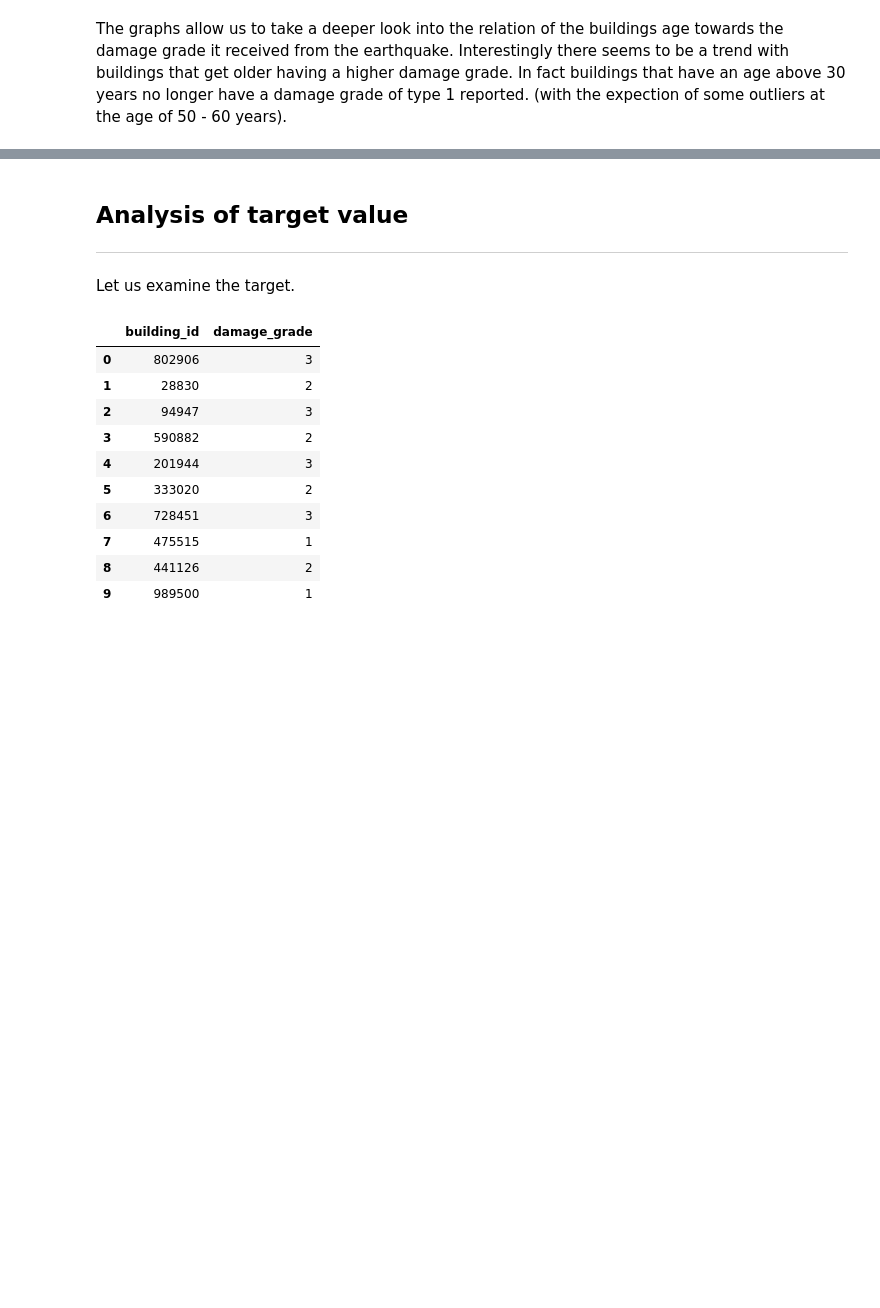
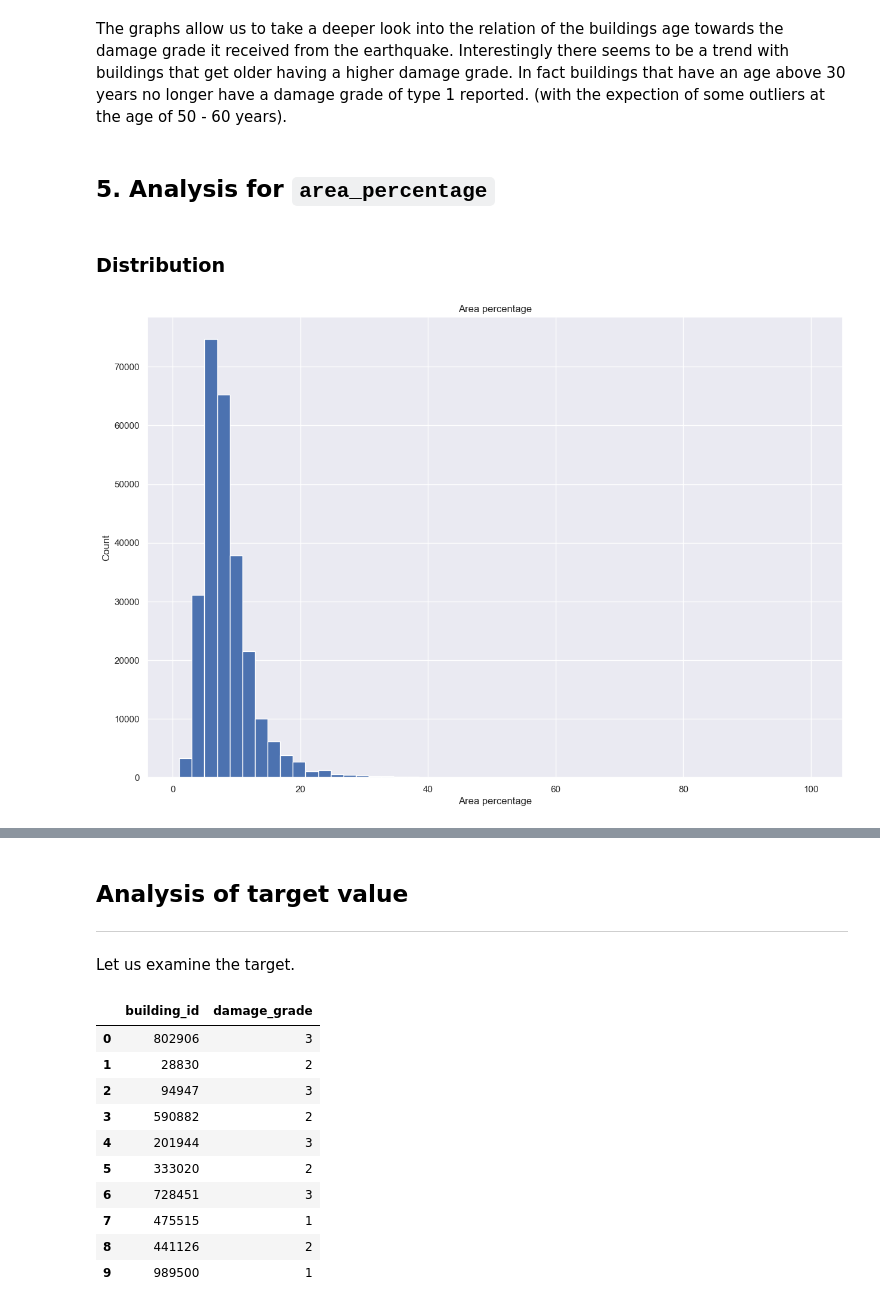
Before and after one commit to Sidies/-2015_Gorkha_earthquake_damage_prediction, a Jupyter notebook: notebooks/Exploration.ipynb, the cells around one changed output, grey strips where cells are left out. Cells and saved outputs as stored; diff of their text form; code cells hidden in the pictures; blank space fills up the shorter version.

Commit message:
Area_percentage Distribution + relation to target

```diff
--- a/notebooks/Exploration.ipynb
+++ b/notebooks/Exploration.ipynb
@@ -255,2 +254,14 @@ plt.show()
 # %% [markdown]
 The graphs allow us to take a deeper look into the relation of the buildings age towards the damage grade it received from the earthquake. Interestingly there seems to be a trend with buildings that get older having a higher damage grade. In fact buildings that have an age above 30 years no longer have a damage grade of type 1 reported. (with the expection of some outliers at the age of 50 - 60 years).
+# %% [markdown]
+## 5. Analysis for `area_percentage`
+# %% [markdown]
+### Distribution
+# %%
+train_df['area_percentage'].hist(bins=50, figsize=(15,10))
+plt.title(f'Area percentage')
+plt.xlabel('Area percentage')
+plt.ylabel('Count')
+plt.show()
+# %% [output]
+[figure, added]
```
Also changed, not shown: parts of 16 cells of this notebook.
